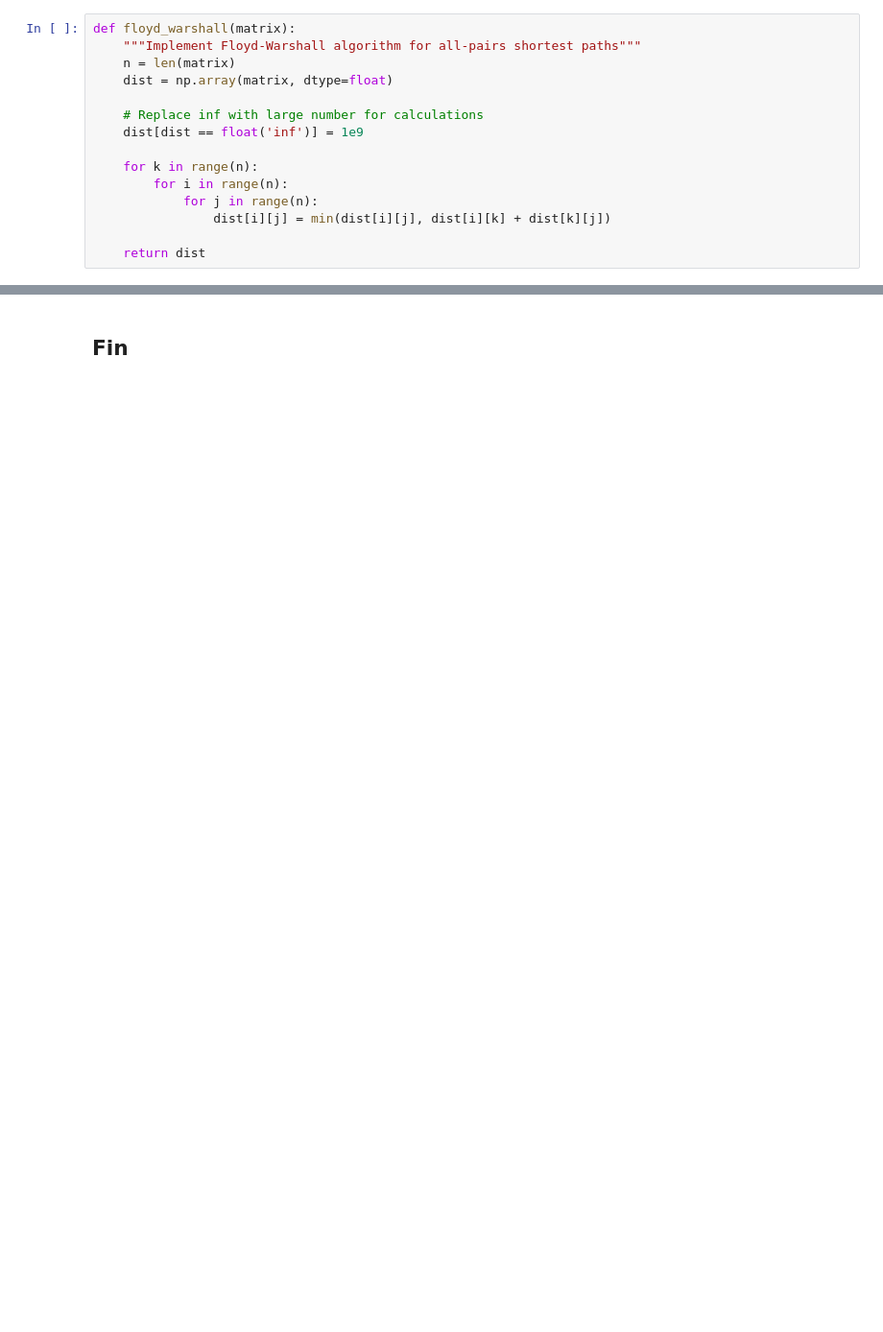
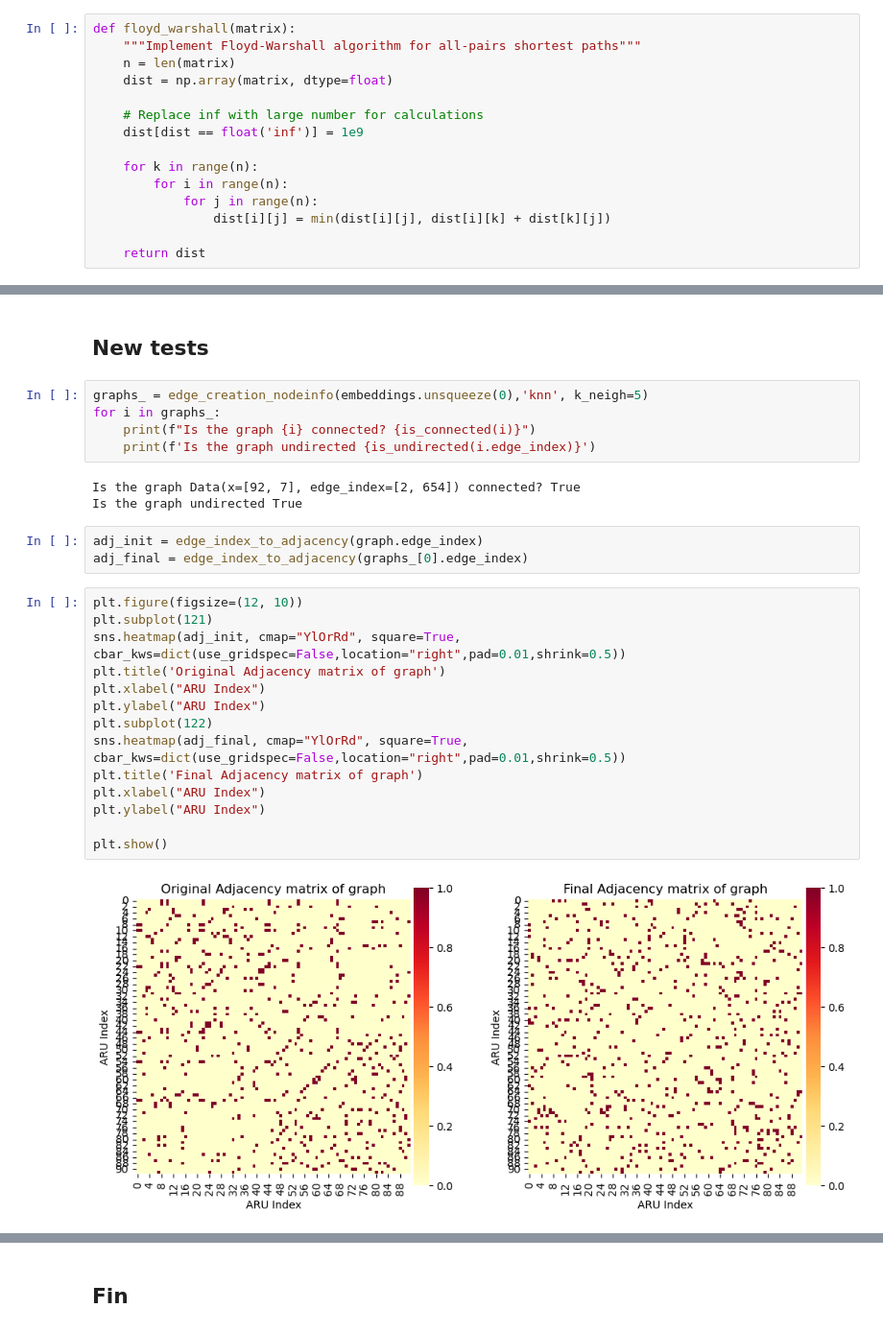
Before and after one commit to andrescastro-itm/GNN_ecoacoustic, a Jupyter notebook: GVAE_test.ipynb, the cells around one changed output, grey strips where cells are left out. Shown at 96% size. Cells and saved outputs as stored; diff of their text form; blank space fills up the shorter version.

```diff
--- a/GVAE_test.ipynb
+++ b/GVAE_test.ipynb
@@ -291,0 +292,29 @@ array([[99.53491678, 90.35912365, 74.8668414 , ..., 72.70621077,
+# %% [markdown]
+## New tests
+# %%
+graphs_ = edge_creation_nodeinfo(embeddings.unsqueeze(0),'knn', k_neigh=5)
+for i in graphs_:
+    print(f"Is the graph {i} connected? {is_connected(i)}")
+    print(f'Is the graph undirected {is_undirected(i.edge_index)}')
+# %% [output]
+Is the graph Data(x=[92, 7], edge_index=[2, 654]) connected? True
+Is the graph undirected True
+# %%
+adj_init = edge_index_to_adjacency(graph.edge_index)
+adj_final = edge_index_to_adjacency(graphs_[0].edge_index)
+# %%
+plt.figure(figsize=(12, 10))
+plt.subplot(121)
+sns.heatmap(adj_init, cmap="YlOrRd", square=True, cbar_kws=dict(use_gridspec=False,location="right",pad=0.01,shrink=0.5))
+plt.title('Original Adjacency matrix of graph')
+plt.xlabel("ARU Index")
+plt.ylabel("ARU Index")
+plt.subplot(122)
+sns.heatmap(adj_final, cmap="YlOrRd", square=True, cbar_kws=dict(use_gridspec=False,location="right",pad=0.01,shrink=0.5))
+plt.title('Final Adjacency matrix of graph')
+plt.xlabel("ARU Index")
+plt.ylabel("ARU Index")
+
+plt.show()
+# %% [output]
+[figure, added]
```
Also changed, not shown: parts of 34 cells of this notebook, 1 other file.
